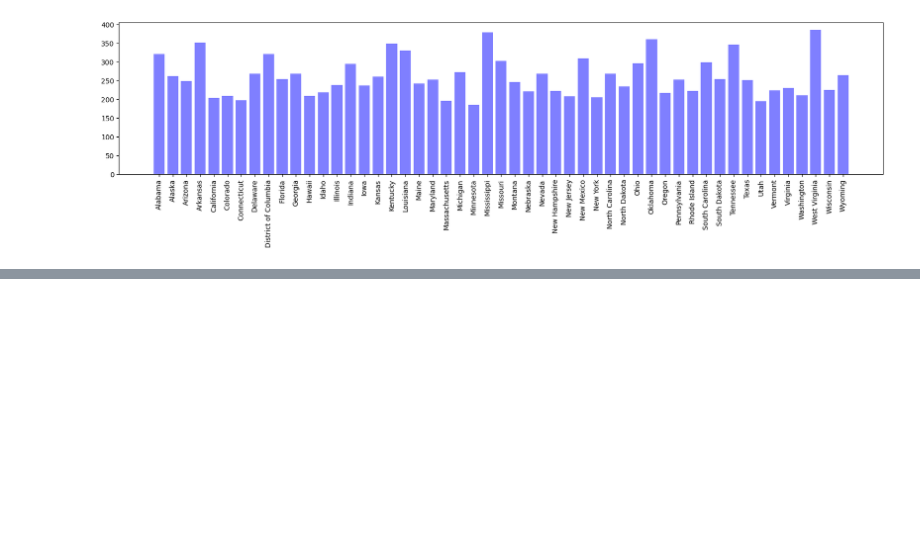
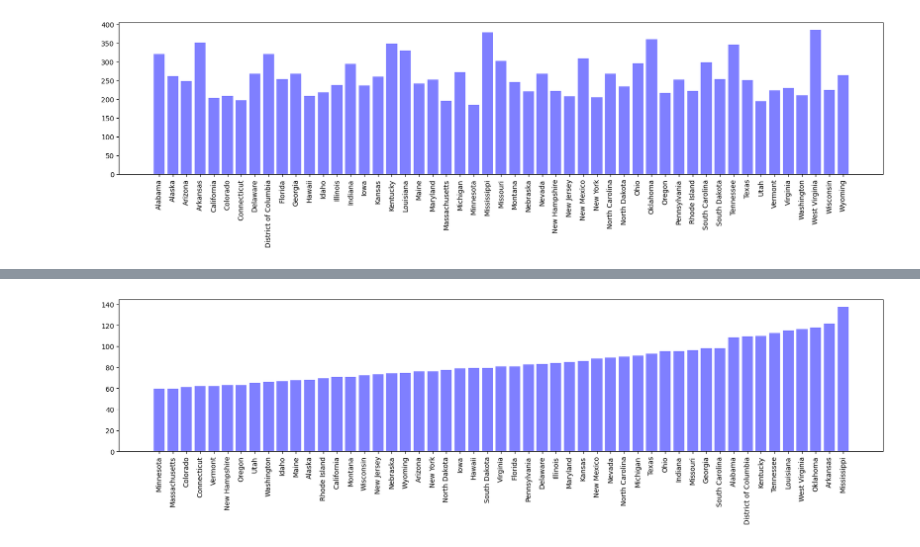
Before and after one commit to redpandata19/Project_1_Team_5, a Jupyter notebook: Premature_deaths.ipynb, the cells around one changed output, grey strips where cells are left out. Cells and saved outputs as stored; diff of their text form; code cells hidden in the pictures; blank space fills up the shorter version.

```diff
--- a/Premature_deaths.ipynb
+++ b/Premature_deaths.ipynb
@@ -417,0 +471,4 @@ plt.show()
+# %%
+# Sort the data set high to low
+treat_deaths_df_sorted = treat_deaths_df.sort_values("Deaths per 100k Population")
+treat_deaths_df_sorted.head()
@@ -417,0 +482,9 @@ plt.show()
+# %%
+x_axis = np.arange(len(treat_deaths_df_sorted))
+tick_locations = [State for State in x_axis]
+plt.figure(figsize=(20,4))
+plt.bar(x_axis, treat_deaths_df_sorted["Deaths per 100k Population"], color='b', alpha=0.5, align="center")
+plt.xticks(tick_locations, treat_deaths_df_sorted["State"], rotation="vertical")
+plt.show()
+# %% [output]
+[figure, added]
```
Also changed, not shown: parts of 8 cells of this notebook.
